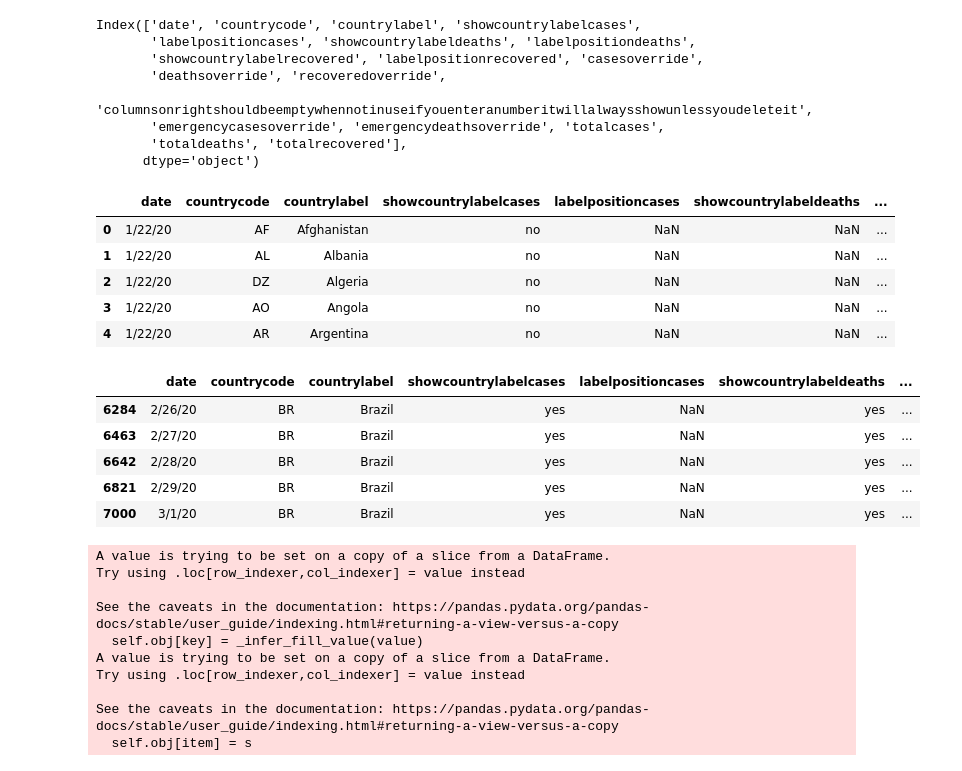
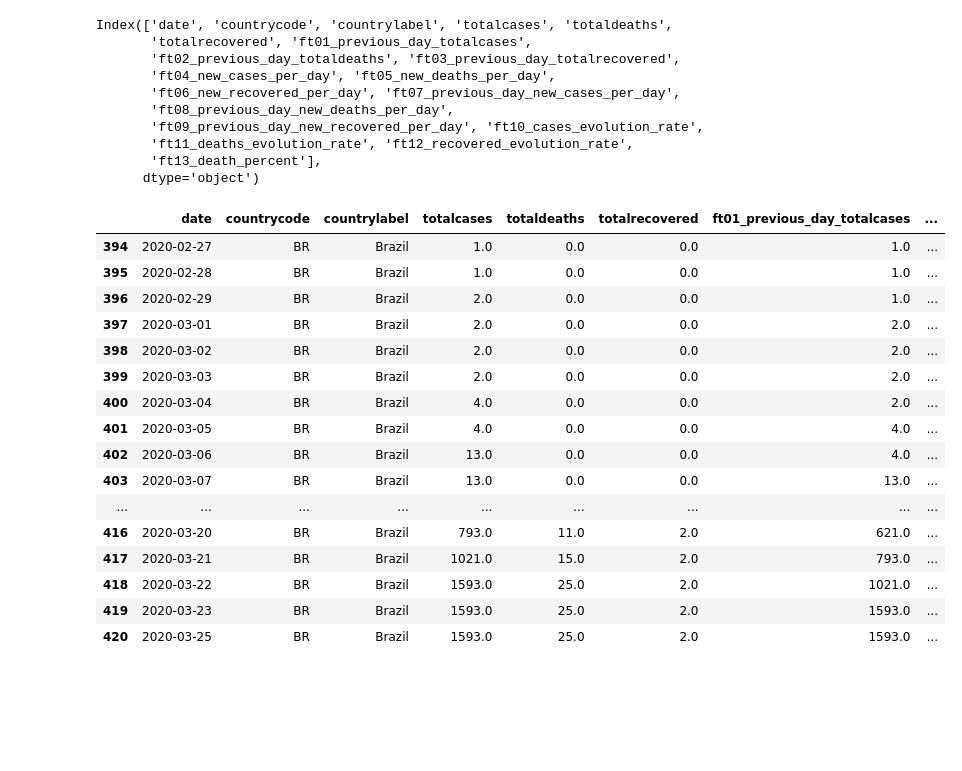
Before and after one commit to guibacellar/COVID-19, a Jupyter notebook: logistic_regression.ipynb, the cells around one changed output. Cells and saved outputs as stored; diff of their text form; code cells hidden in the pictures; blank space fills up the shorter version.

```diff
--- a/logistic_regression.ipynb
+++ b/logistic_regression.ipynb
@@ -9,34 +10,38 @@ from sklearn import preprocessing
 # %%
-df = pd.read_csv('data/all_timeline.csv')
+df = pd.read_csv('data/all_timeline_with_features.csv')
 # %%
 df.columns
 # %% [output]
-Index(['date', 'countrycode', 'countrylabel', 'showcountrylabelcases',
-       'labelpositioncases', 'showcountrylabeldeaths', 'labelpositiondeaths',
-       'showcountrylabelrecovered', 'labelpositionrecovered', 'casesoverride',
-       'deathsoverride', 'recoveredoverride',
-       'columnsonrightshouldbeemptywhennotinuseifyouenteranumberitwillalwaysshowunlessyoudeleteit',
-       'emergencycasesoverride', 'emergencydeathsoverride', 'totalcases',
-       'totaldeaths', 'totalrecovered'],
+Index(['date', 'countrycode', 'countrylabel', 'totalcases', 'totaldeaths',
+       'totalrecovered', 'ft01_previous_day_totalcases',
+       'ft02_previous_day_totaldeaths', 'ft03_previous_day_totalrecovered',
+       'ft04_new_cases_per_day', 'ft05_new_deaths_per_day',
+       'ft06_new_recovered_per_day', 'ft07_previous_day_new_cases_per_day',
+       'ft08_previous_day_new_deaths_per_day',
+       'ft09_previous_day_new_recovered_per_day', 'ft10_cases_evolution_rate',
+       'ft11_deaths_evolution_rate', 'ft12_recovered_evolution_rate',
+       'ft13_death_percent'],
       dtype='object')
-# %%
-df.head(5)
-# %% [output]
-|  | date | countrycode | countrylabel | showcountrylabelcases | labelpositioncases | showcountrylabeldeaths | ... |
-| 0 | 1/22/20 | AF | Afghanistan | no | NaN | NaN | ... |
-| 1 | 1/22/20 | AL | Albania | no | NaN | NaN | ... |
-| 2 | 1/22/20 | DZ | Algeria | no | NaN | NaN | ... |
-| 3 | 1/22/20 | AO | Angola | no | NaN | NaN | ... |
-| 4 | 1/22/20 | AR | Argentina | no | NaN | NaN | ... |
 # %%
 COUNTRY_CODE = 'BR'
 
-target_country = df[(df['countrycode'] == COUNTRY_CODE) & (df['totalcases'].notna())]
-target_country.head()
+target_country = df[(df['countrycode'] == COUNTRY_CODE) & (df['totalcases'].notna()) & (df['ft01_previous_day_totalcases'].notna())]
+target_country.head(100)
 # %% [output]
-|  | date | countrycode | countrylabel | showcountrylabelcases | labelpositioncases | showcountrylabeldeaths | ... |
-| 6284 | 2/26/20 | BR | Brazil | yes | NaN | yes | ... |
-| 6463 | 2/27/20 | BR | Brazil | yes | NaN | yes | ... |
-| 6642 | 2/28/20 | BR | Brazil | yes | NaN | yes | ... |
-| 6821 | 2/29/20 | BR | Brazil | yes | NaN | yes | ... |
-| 7000 | 3/1/20 | BR | Brazil | yes | NaN | yes | ... |
+|  | date | countrycode | countrylabel | totalcases | totaldeaths | totalrecovered | ft01_previous_day_totalcases | ... |
+| 394 | 2020-02-27 | BR | Brazil | 1.0 | 0.0 | 0.0 | 1.0 | ... |
+| 395 | 2020-02-28 | BR | Brazil | 1.0 | 0.0 | 0.0 | 1.0 | ... |
+| 396 | 2020-02-29 | BR | Brazil | 2.0 | 0.0 | 0.0 | 1.0 | ... |
+| 397 | 2020-03-01 | BR | Brazil | 2.0 | 0.0 | 0.0 | 2.0 | ... |
+| 398 | 2020-03-02 | BR | Brazil | 2.0 | 0.0 | 0.0 | 2.0 | ... |
+| 399 | 2020-03-03 | BR | Brazil | 2.0 | 0.0 | 0.0 | 2.0 | ... |
+| 400 | 2020-03-04 | BR | Brazil | 4.0 | 0.0 | 0.0 | 2.0 | ... |
+| 401 | 2020-03-05 | BR | Brazil | 4.0 | 0.0 | 0.0 | 4.0 | ... |
+| 402 | 2020-03-06 | BR | Brazil | 13.0 | 0.0 | 0.0 | 4.0 | ... |
+| 403 | 2020-03-07 | BR | Brazil | 13.0 | 0.0 | 0.0 | 13.0 | ... |
+| ... | ... | ... | ... | ... | ... | ... | ... | ... |
+| 416 | 2020-03-20 | BR | Brazil | 793.0 | 11.0 | 2.0 | 621.0 | ... |
+| 417 | 2020-03-21 | BR | Brazil | 1021.0 | 15.0 | 2.0 | 793.0 | ... |
+| 418 | 2020-03-22 | BR | Brazil | 1593.0 | 25.0 | 2.0 | 1021.0 | ... |
+| 419 | 2020-03-23 | BR | Brazil | 1593.0 | 25.0 | 2.0 | 1593.0 | ... |
+| 420 | 2020-03-25 | BR | Brazil | 1593.0 | 25.0 | 2.0 | 1593.0 | ... |
@@ -59,20 +47,0 @@ del target_country['totalrecovered']
-# %%
-# Compute Cases Evolution per Day
-target_country.loc[:, ('evolution_rate_previous_day')] = 0
-evolution_rate_previus_day_column_ix = target_country.columns.get_loc('evolution_rate_previous_day')
-totalcases_column_ix = target_country.columns.get_loc('totalcases')
-
-for i in range(1, len(target_country.index)):
-    target_country.iloc[i, evolution_rate_previus_day_column_ix] = \
-        (target_country.iloc[i, totalcases_column_ix] / target_country.iloc[i-1, totalcases_column_ix])-1
-# %% [output]
-A value is trying to be set on a copy of a slice from a DataFrame.
-Try using .loc[row_indexer,col_indexer] = value instead
-
-See the caveats in the documentation: https://pandas.pydata.org/pandas-docs/stable/user_guide/indexing.html#returning-a-view-versus-a-copy
-  self.obj[key] = _infer_fill_value(value)
-A value is trying to be set on a copy of a slice from a DataFrame.
-Try using .loc[row_indexer,col_indexer] = value instead
-
-See the caveats in the documentation: https://pandas.pydata.org/pandas-docs/stable/user_guide/indexing.html#returning-a-view-versus-a-copy
-  self.obj[item] = s
```
Also changed, not shown: parts of 10 cells of this notebook, 4 other files.
